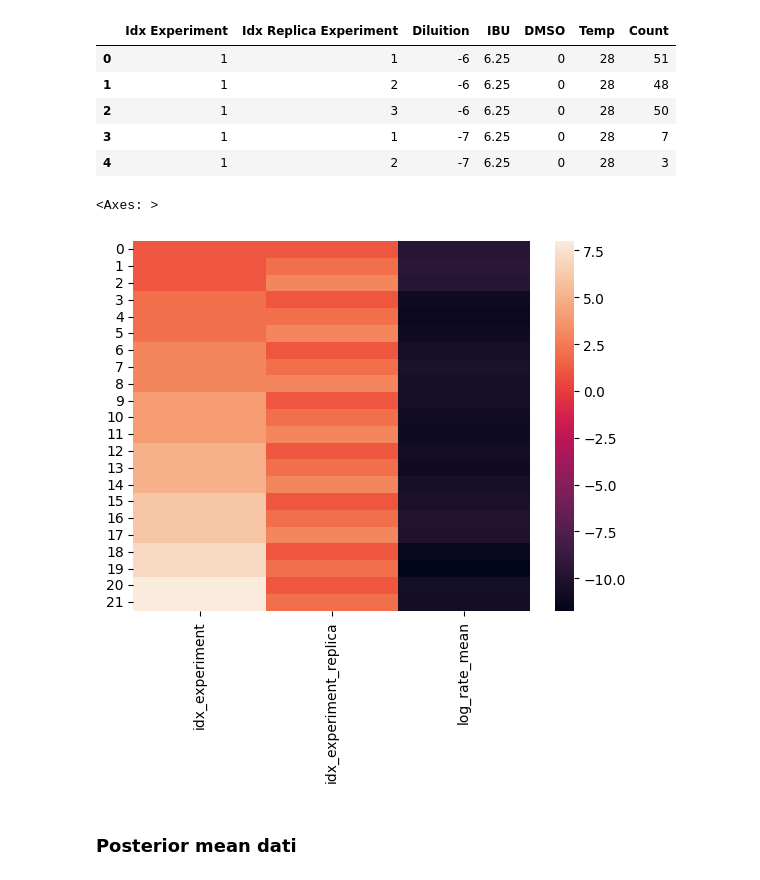
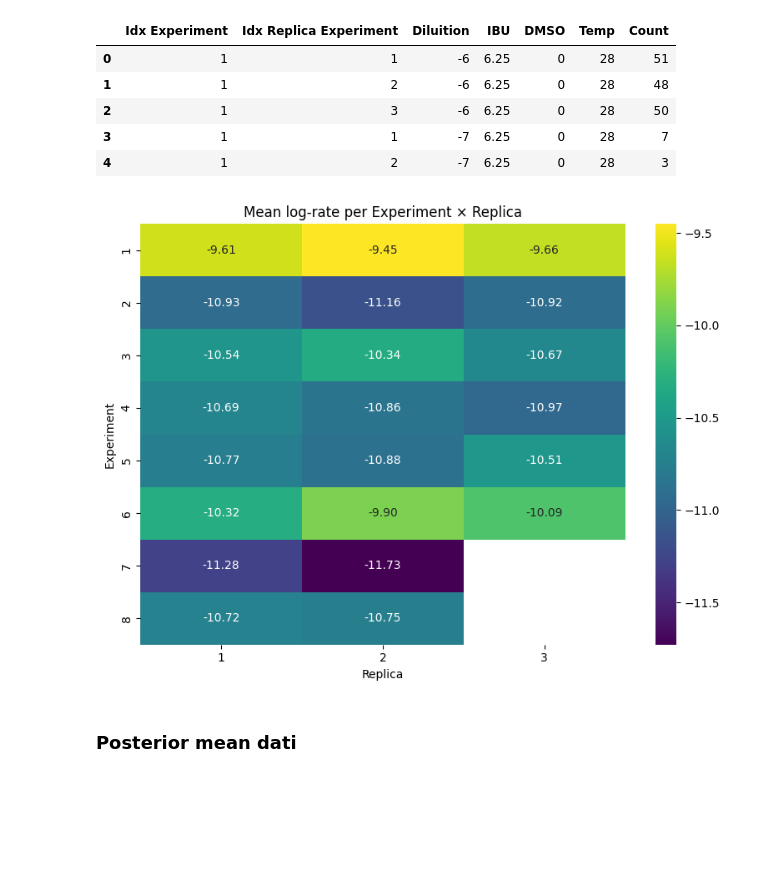
Before and after one commit to ahbagheri01/Progetto_Bayesian_Statistics, a Jupyter notebook: src/jupyter/sara_analyze.ipynb, the cells around one changed output. Cells and saved outputs as stored; diff of their text form; code cells hidden in the pictures; blank space fills up the shorter version.

```diff
--- a/src/jupyter/sara_analyze.ipynb
+++ b/src/jupyter/sara_analyze.ipynb
@@ -179,21 +179,46 @@ data_donors.head()
 | 3 | 1 | 1 | -7 | 6.25 | 0 | 28 | 7 |
 | 4 | 1 | 2 | -7 | 6.25 | 0 | 28 | 3 |
 # %%
-#heatmap of the mean log rate per experiment and replica
 import seaborn as sns
 import matplotlib.pyplot as plt
+import numpy as np
+import pandas as pd
 
-df=pd.DataFrame({
+df = pd.DataFrame({
     "idx_experiment": glm_data["idx_experiment"],
     "idx_experiment_replica": glm_data["idx_experiment_replica"],
-    "log_rate_mean": get_posterior_rate_means(models[("ab_baseline_simple_poi.stan", tuple({}.items()), "X")]["az"],
-                         models[("ab_baseline_simple_poi.stan", tuple({}.items()), "X")]["X"], glm_data["idx_experiment"], glm_data["idx_experiment_replica"])
+    "log_rate_mean": np.asarray(
+        get_posterior_rate_means(
+            models[("ab_baseline_simple_poi.stan", tuple({}.items()), "X")]["az"],
+            models[("ab_baseline_simple_poi.stan", tuple({}.items()), "X")]["X"],
+            glm_data["idx_experiment"],
+            glm_data["idx_experiment_replica"]
+        )
+    )
 })
-#mean log rate per experiment and replica
-sns.heatmap(df.groupby(["idx_experiment", "idx_experiment_replica"])["log_rate_mean"].mean().reset_index())
+
+# media per (experiment × replica) + trasformazione in matrice
+heatmap_data = (
+    df.groupby(["idx_experiment", "idx_experiment_replica"])["log_rate_mean"]
+      .mean()
+      .unstack()
+)
+
+plt.figure(figsize=(8,6))
+sns.heatmap(
+    heatmap_data,
+    annot=True,
+    fmt=".2f",
+    cmap="viridis"
+)
+
+plt.title("Mean log-rate per Experiment × Replica")
+plt.xlabel("Replica")
+plt.ylabel("Experiment")
+plt.tight_layout()
+plt.show()
 # %% [output]
-<Axes: >
-[figure, old version]
+[figure, new version]
 # %% [markdown]
 ### Posterior mean dati
 # %%
```
Also changed, not shown: parts of 3 cells of this notebook, 1 other file.
